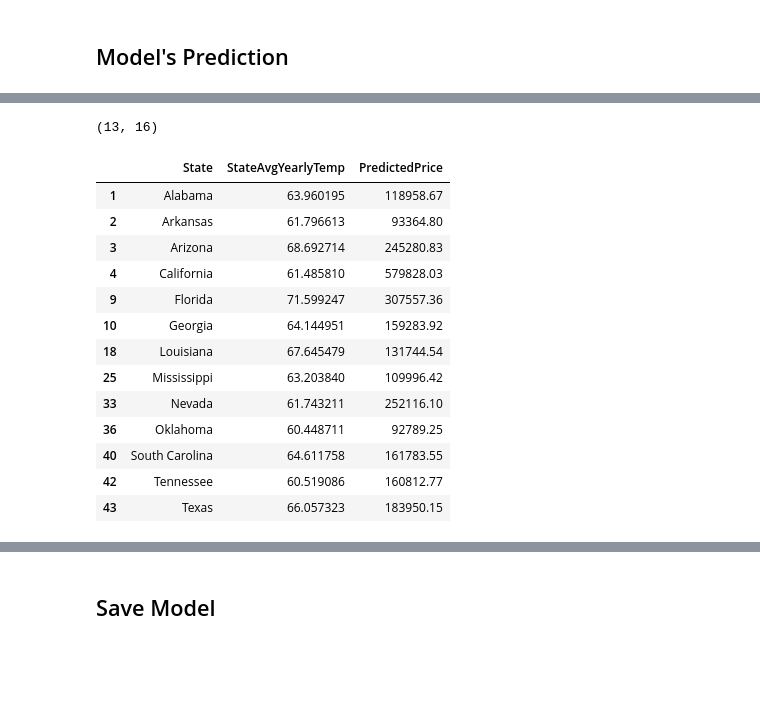
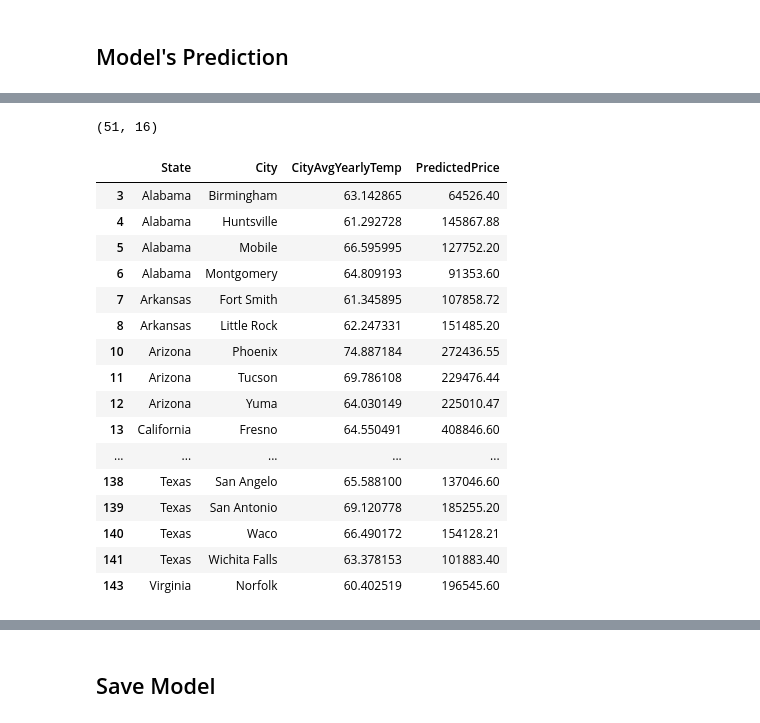
Before and after one commit to rmoreira/csce-5214-project-2, a Jupyter notebook: model.ipynb, the cells around one changed output, grey strips where cells are left out. Saved outputs shown, nothing was run; the diff lists cells and outputs as text; code cells hidden in the pictures; blank space fills up the shorter version.

```diff
--- a/model.ipynb
+++ b/model.ipynb
@@ -46,7 +46,8 @@ class HousePriceModel:
         self.model.fit(X_train, y_train)
         stop_time = time.time()
         self.y_predict = np.round(self.model.predict(X_test), 1)
-        self.y_error = self.y_predict - y_test
+        self.residuals = pd.DataFrame(columns=['Residuals'])
+        self.residuals['Residuals'] = y_test - self.y_predict
         mse = mean_squared_error(y_test, self.y_predict)
         metrics_dict = {'model_name': self.model_name,
                         'mse': mse,             # mean squared error
@@ -77,10 +78,19 @@ class HousePriceModel:
 from sklearn.model_selection import train_test_split
 
 y = df_data['AvgHousePrice']   # target variable
-X = df_data[df_data.columns[5:]].drop(['AvgHousePrice', 'CityAvgYearlyTemp'], axis=1)   # predictors
+X = df_data
 
 # split data into 70% train and 30% test
 X_train, X_test, y_train, y_test = train_test_split(X, y, test_size=0.3, random_state=1)
+
+# create data frame for residuals
+residuals = pd.DataFrame(columns=['State', 'City'])
+residuals['State'] = X_test['State']
+residuals['City'] = X_test['City']
+
+# exclude first 5 features from model prediction
+X_train = X_train[df_data.columns[5:]].drop(['AvgHousePrice', 'StateAvgYearlyTemp'], axis=1)
+X_test = X_test[df_data.columns[5:]].drop(['AvgHousePrice', 'StateAvgYearlyTemp'], axis=1)
 # %% [markdown]
 ## Base Model
 # %%
@@ -137,6 +149,6 @@ min_temp = 60
 max_temp = 75
 
 # get all states having the avg yearly temperature in range
-temp = df_states[(df_states.StateAvgYearlyTemp >= min_temp) & (df_states.StateAvgYearlyTemp <= max_temp)]
+temp = df_states[(df_states.CityAvgYearlyTemp >= min_temp) & (df_states.CityAvgYearlyTemp <= max_temp)]
 temp
 # %% [output]
@@ -195,26 +210,30 @@ inputs.head()
 # %%
 inputs.shape
 # %% [output]
-(13, 16)
+(51, 16)
 # %%
 # build outputs table
-outputs = pd.DataFrame(columns=['State', 'StateAvgYearlyTemp', 'PredictedPrice'])
+outputs = pd.DataFrame(columns=['State', 'City', 'CityAvgYearlyTemp', 'PredictedPrice'])
 outputs['State'] = temp['State']
-outputs['StateAvgYearlyTemp'] = inputs['StateAvgYearlyTemp']
+outputs['City'] = temp['City']
+outputs['CityAvgYearlyTemp'] = inputs['CityAvgYearlyTemp']
 outputs['PredictedPrice'] = np.round(model1.model.predict(inputs), 2)
 outputs
 # %% [output]
-|  | State | StateAvgYearlyTemp | PredictedPrice |
-| 1 | Alabama | 63.960195 | 118958.67 |
-| 2 | Arkansas | 61.796613 | 93364.80 |
-| 3 | Arizona | 68.692714 | 245280.83 |
-| 4 | California | 61.485810 | 579828.03 |
-| 9 | Florida | 71.599247 | 307557.36 |
-| 10 | Georgia | 64.144951 | 159283.92 |
-| 18 | Louisiana | 67.645479 | 131744.54 |
-| 25 | Mississippi | 63.203840 | 109996.42 |
-| 33 | Nevada | 61.743211 | 252116.10 |
-| 36 | Oklahoma | 60.448711 | 92789.25 |
-| 40 | South Carolina | 64.611758 | 161783.55 |
-| 42 | Tennessee | 60.519086 | 160812.77 |
-| 43 | Texas | 66.057323 | 183950.15 |
+|  | State | City | CityAvgYearlyTemp | PredictedPrice |
+| 3 | Alabama | Birmingham | 63.142865 | 64526.40 |
+| 4 | Alabama | Huntsville | 61.292728 | 145867.88 |
+| 5 | Alabama | Mobile | 66.595995 | 127752.20 |
+| 6 | Alabama | Montgomery | 64.809193 | 91353.60 |
+| 7 | Arkansas | Fort Smith | 61.345895 | 107858.72 |
+| 8 | Arkansas | Little Rock | 62.247331 | 151485.20 |
+| 10 | Arizona | Phoenix | 74.887184 | 272436.55 |
+| 11 | Arizona | Tucson | 69.786108 | 229476.44 |
+| 12 | Arizona | Yuma | 64.030149 | 225010.47 |
+| 13 | California | Fresno | 64.550491 | 408846.60 |
+| ... | ... | ... | ... | ... |
+| 138 | Texas | San Angelo | 65.588100 | 137046.60 |
+| 139 | Texas | San Antonio | 69.120778 | 185255.20 |
+| 140 | Texas | Waco | 66.490172 | 154128.21 |
+| 141 | Texas | Wichita Falls | 63.378153 | 101883.40 |
+| 143 | Virginia | Norfolk | 60.402519 | 196545.60 |
```
Also changed, not shown: parts of 13 cells of this notebook, 1 other file.
